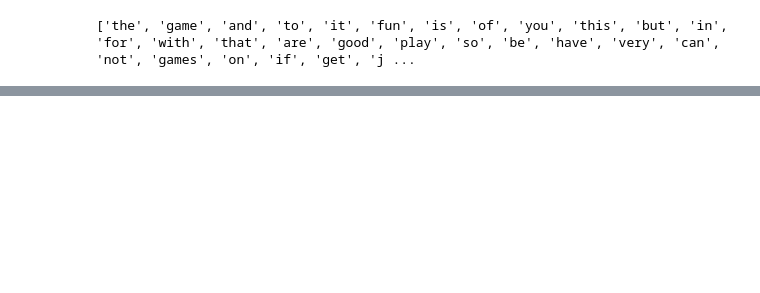
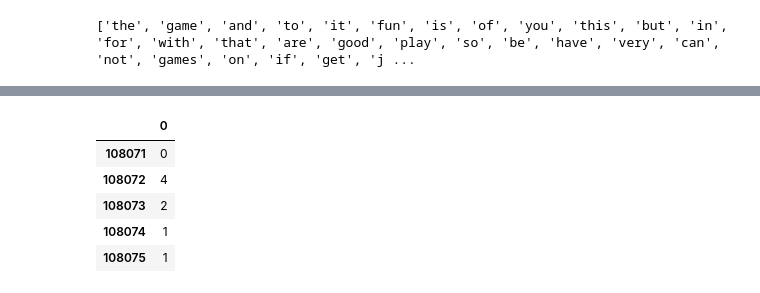
Before and after one commit to susandong/w266_final_project_game_sentiment, a Jupyter notebook: w266_Final_Project_Game_Review_Sentiment_Analysis_Aspect_Extraction_1116.ipynb, the cells around one changed output, grey strips where cells are left out. Cells and saved outputs as stored; diff of their text form; code cells hidden in the pictures; blank space fills up the shorter version.

```diff
--- a/w266_Final_Project_Game_Review_Sentiment_Analysis_Aspect_Extraction_1116.ipynb
+++ b/w266_Final_Project_Game_Review_Sentiment_Analysis_Aspect_Extraction_1116.ipynb
@@ -441,0 +462,2 @@ pd.concat(tables, axis=1)
+# %%
+df_pred_cs=pd.read_csv("/content/pred_result_csgo_final.txt",header=None,sep='\n')
@@ -442,3 +468,14 @@ pd.concat(tables, axis=1)
+# %%
+df_pred_cs_final = df_pred_cs[:108076]
+# %%
+df_pred_cs_final.tail()
+# %% [output]
+|  | 0 |
+| 108071 | 0 |
+| 108072 | 4 |
+| 108073 | 2 |
+| 108074 | 1 |
+| 108075 | 1 |
 # %%
 #Aspect extraction of Game Reviews
 ##CAT: https://github.com/clips/cat
```
Also changed, not shown: parts of 36 cells of this notebook.
